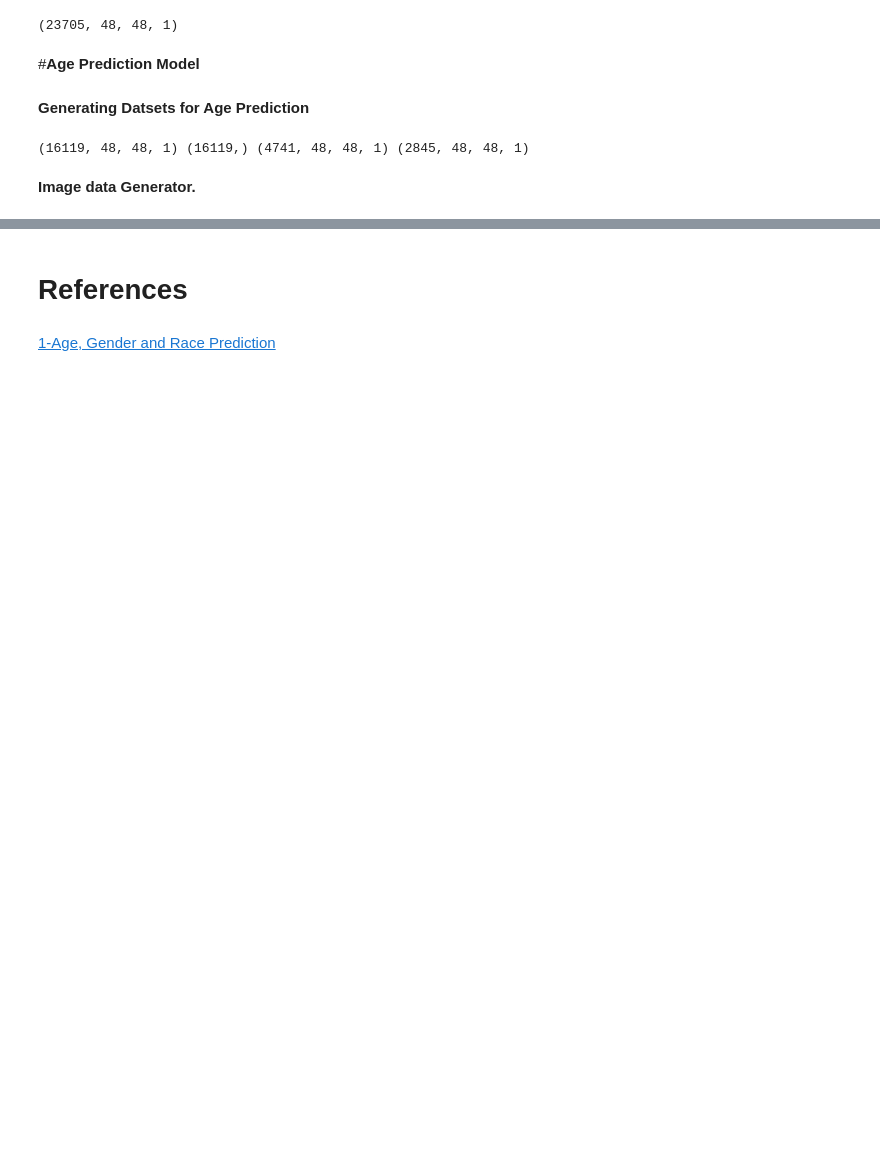
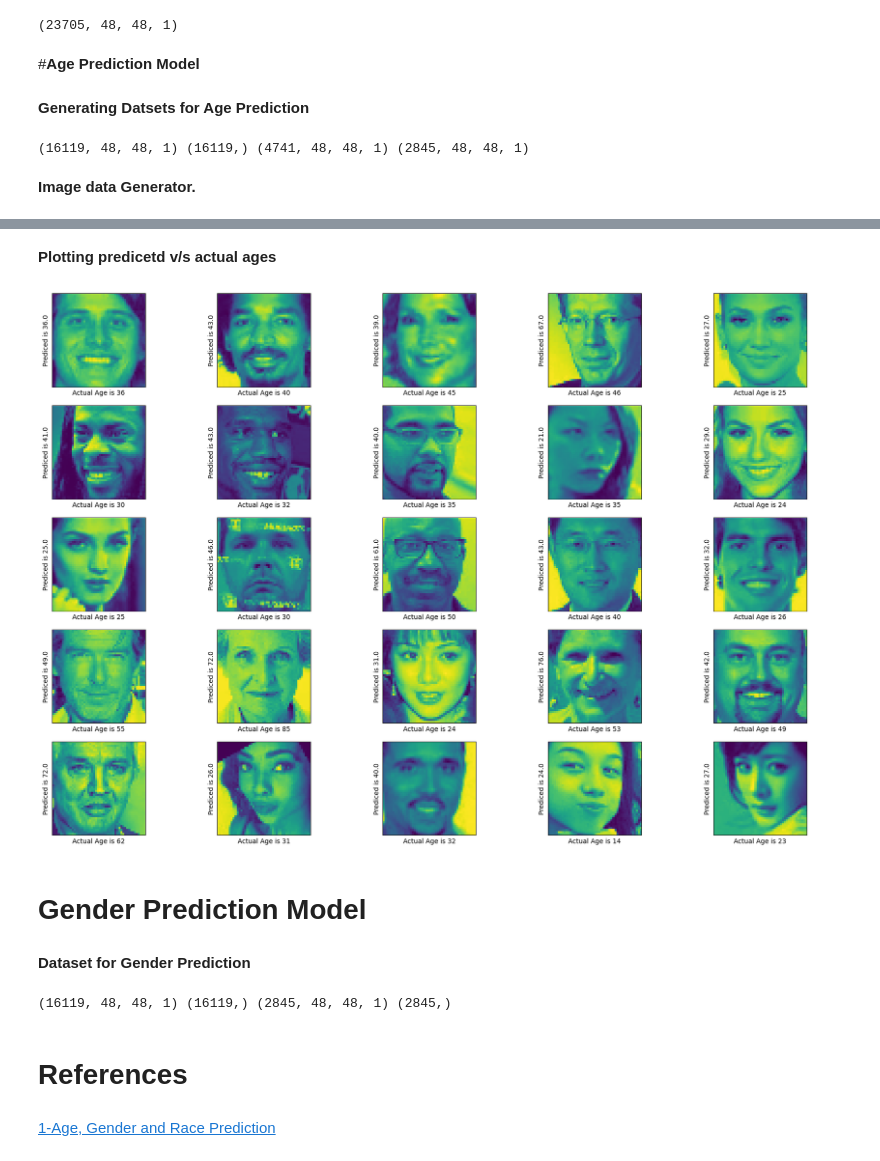
Before and after one commit to dr-mushtaq/Projects, a Jupyter notebook: Age,_Gender_and_Race_Prediction.ipynb, the cells around one changed output, grey strips where cells are left out. Saved outputs shown, nothing was run; the diff lists cells and outputs as text; code cells hidden in the pictures; blank space fills up the shorter version.

```diff
--- a/Age,_Gender_and_Race_Prediction.ipynb
+++ b/Age,_Gender_and_Race_Prediction.ipynb
@@ -143,0 +246,2 @@ showImagesAge(X,Y)
+# %%
+pred_Age = model_age.predict(age_test_ds, verbose=1)
@@ -143,0 +250,25 @@ showImagesAge(X,Y)
+# %% [markdown]
+**Plotting predicetd v/s actual ages**
+# %%
+pred_age = []
+for i in pred_Age:
+    pred_age.append(np.round(i[0]))
+# %%
+def plotAgePA(image,pred,actual):
+    plt.figure(figsize=[22,15])
+    for i in range(500,525):
+        plt.subplot(5,5,(i%25)+1)
+        plt.xticks([])
+        plt.yticks([])
+        plt.imshow(x_test_age[i])
+        plt.xlabel("Actual Age is {}".format(actual[i]))
+        plt.ylabel("Prediced is {}".format(pred[i]))
+    plt.show()
+# %%
+plotAgePA(x_test_age,pred_age,y_test_age)
+# %% [output]
+[figure, added]
+# %% [markdown]
+# **Gender Prediction Model**
+# %% [markdown]
+**Dataset for Gender Prediction**
@@ -144,3 +278,7 @@ showImagesAge(X,Y)
+# %%
+print(x_train_gen.shape,y_train_gen.shape,x_val_gen.shape,y_val_gen.shape)
+# %% [output]
+(16119, 48, 48, 1) (16119,) (2845, 48, 48, 1) (2845,)
 # %% [markdown]
 # **References**
 # %% [markdown]
```
Also changed, not shown: parts of 17 cells of this notebook.
